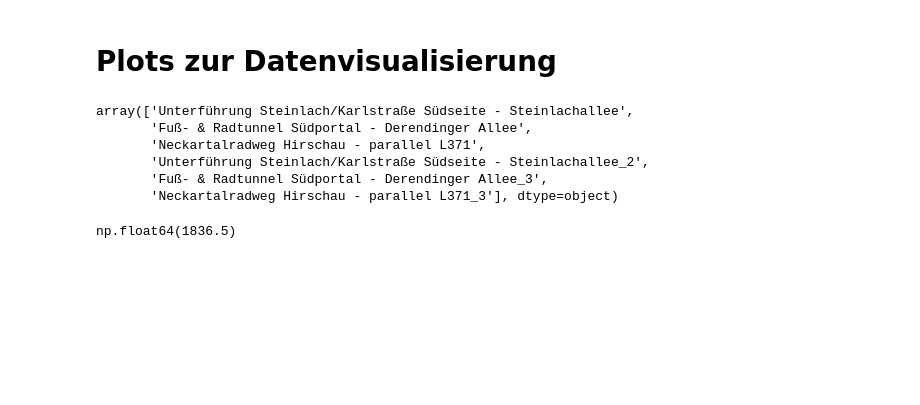
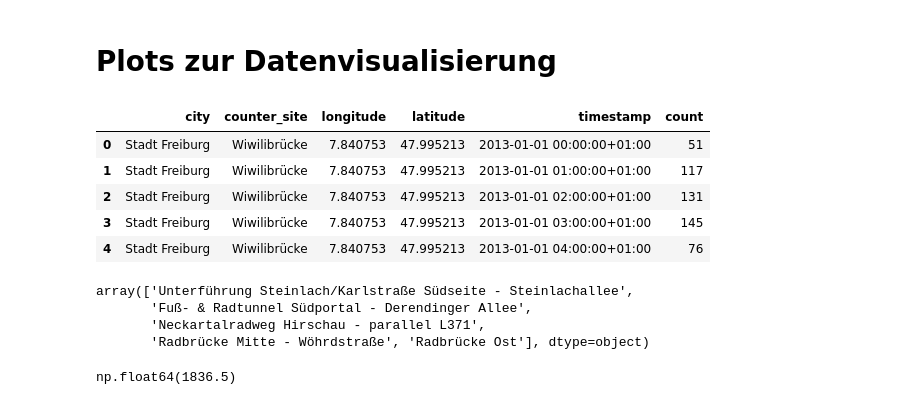
Before and after one commit to skessler01/data_literacy, a Jupyter notebook: notebooks/plots_for_paper.ipynb, the cells around one changed output. Drawn from its saved outputs; the diff is of its cells as text; code cells hidden in the pictures; blank space fills up the shorter version.

```diff
--- a/notebooks/plots_for_paper.ipynb
+++ b/notebooks/plots_for_paper.ipynb
@@ -9,8 +10,16 @@ import numpy as np
 # %%
 # Load data
-bike_data = pd.read_csv("../data/full_bike_data_preprocessed.csv", low_memory=False)
-bike_data['timestamp'] = pd.to_datetime(bike_data['timestamp'], errors='coerce')
-bike_data['timestamp'] = bike_data['timestamp'].dt.tz_convert('Europe/Berlin') # konvertieren um Zeitumstellungsprobleme zu lösen
+#bike_data = pd.read_csv("../data/full_bike_data_preprocessed.csv", low_memory=False)
+bike_data = pd.read_csv("../data/full_bike_data_cleaned.csv", low_memory=False)
+bike_data['timestamp'] = pd.to_datetime(bike_data['timestamp'], utc = True, errors='coerce').dt.tz_convert('Europe/Berlin')
+bike_data.head()
+# %% [output]
+|  | city | counter_site | longitude | latitude | timestamp | count |
+| 0 | Stadt Freiburg | Wiwilibrücke | 7.840753 | 47.995213 | 2013-01-01 00:00:00+01:00 | 51 |
+| 1 | Stadt Freiburg | Wiwilibrücke | 7.840753 | 47.995213 | 2013-01-01 01:00:00+01:00 | 117 |
+| 2 | Stadt Freiburg | Wiwilibrücke | 7.840753 | 47.995213 | 2013-01-01 02:00:00+01:00 | 131 |
+| 3 | Stadt Freiburg | Wiwilibrücke | 7.840753 | 47.995213 | 2013-01-01 03:00:00+01:00 | 145 |
+| 4 | Stadt Freiburg | Wiwilibrücke | 7.840753 | 47.995213 | 2013-01-01 04:00:00+01:00 | 76 |
 # %%
 # Get data for specific city
 city = "Stadt Tübingen"
@@ -20,6 +29,4 @@ city_data['counter_site'].unique()
 array(['Unterführung Steinlach/Karlstraße Südseite - Steinlachallee',
        'Fuß- & Radtunnel Südportal - Derendinger Allee',
        'Neckartalradweg Hirschau - parallel L371',
-       'Unterführung Steinlach/Karlstraße Südseite - Steinlachallee_2',
-       'Fuß- & Radtunnel Südportal - Derendinger Allee_3',
-       'Neckartalradweg Hirschau - parallel L371_3'], dtype=object)
+       'Radbrücke Mitte - Wöhrdstraße', 'Radbrücke Ost'], dtype=object)
```
Also changed, not shown: parts of 8 cells of this notebook, 15 other files.
